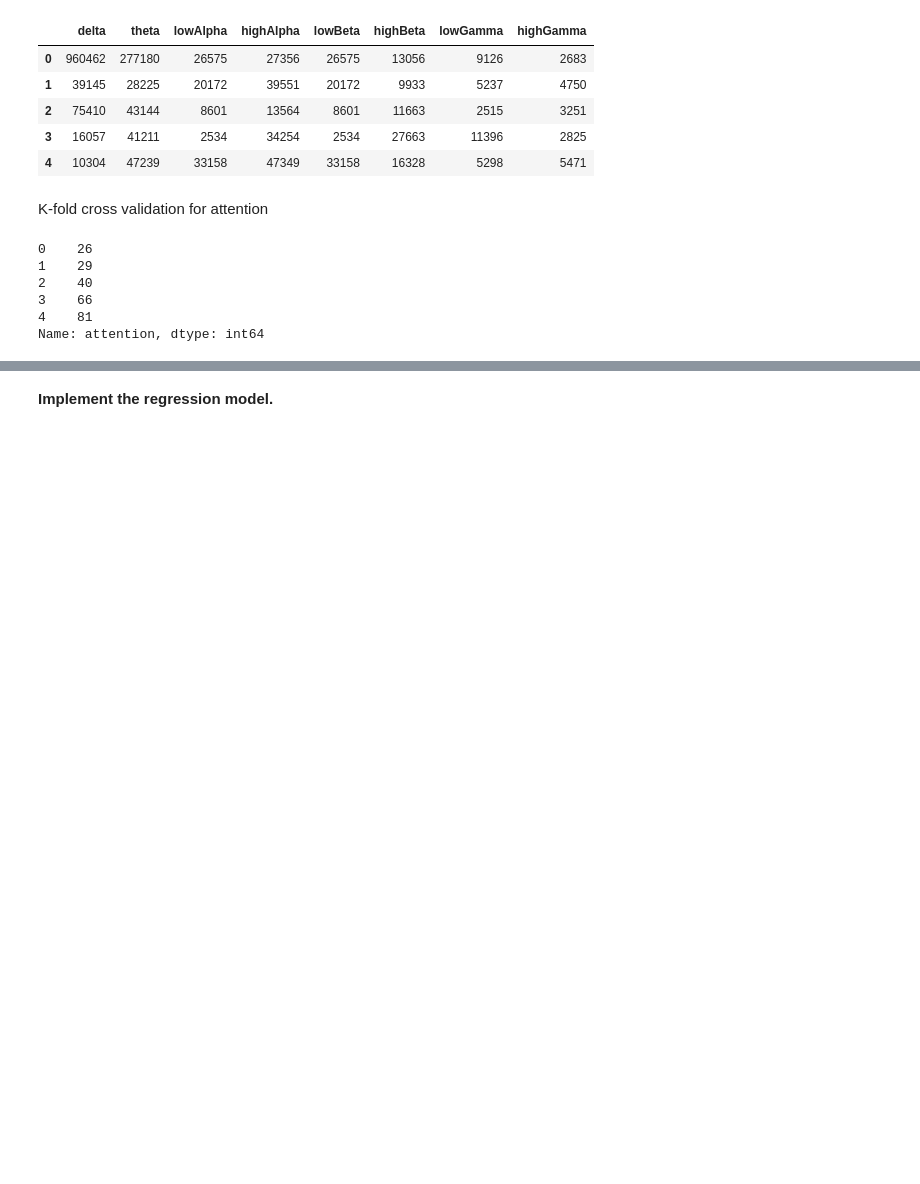
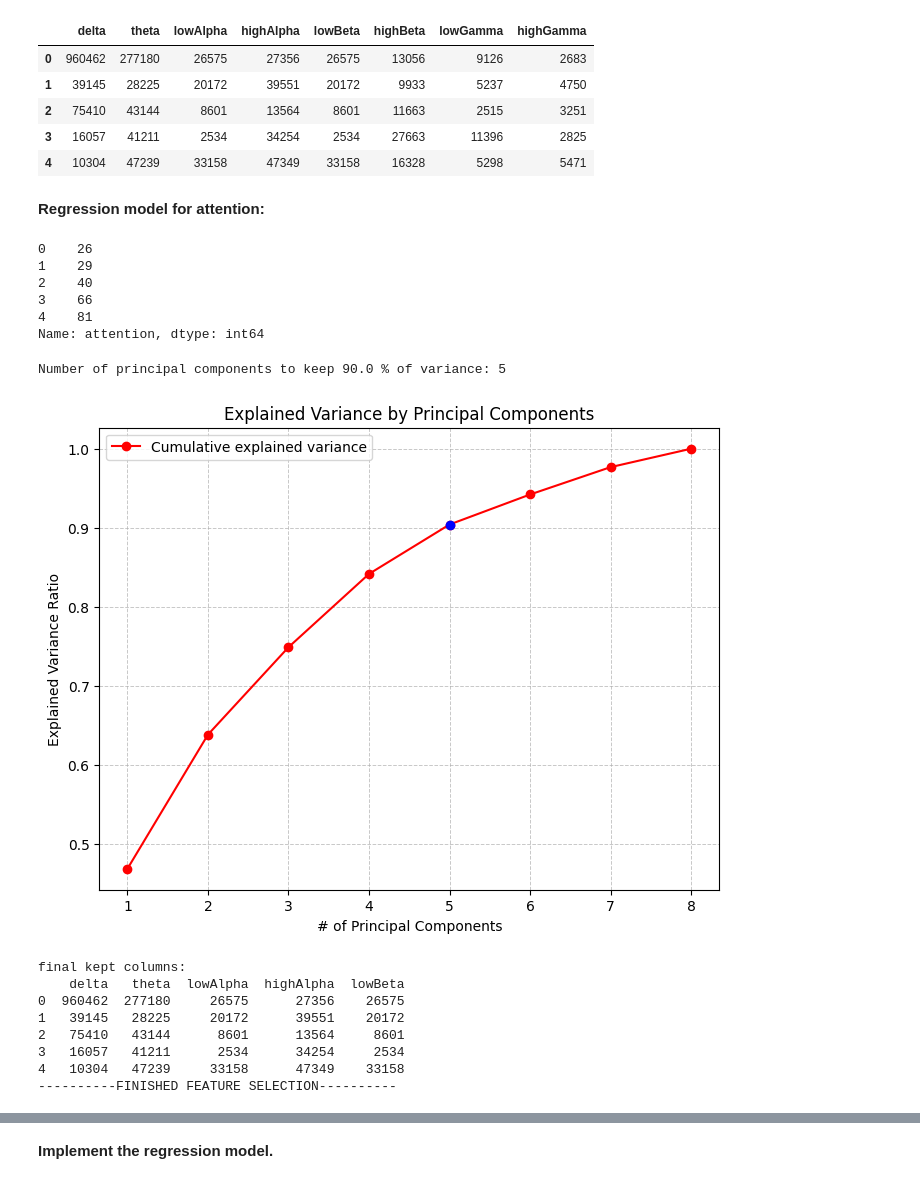
Before and after one commit to ayushilal20/MindWave-Predicting-Mental-States-through-EEG-Data, a Jupyter notebook: Sleepiness/sleepiness_regression.ipynb, the cells around one changed output, grey strips where cells are left out. Saved outputs shown, nothing was run; the diff lists cells and outputs as text; code cells hidden in the pictures; blank space fills up the shorter version.

```diff
--- a/Sleepiness/sleepiness_regression.ipynb
+++ b/Sleepiness/sleepiness_regression.ipynb
@@ -104,8 +150,8 @@ def k_folds_cross_validation(X: pd.DataFrame, y) -> int:
 
     optimal_degree = np.argmin(cross_validation_errors) + 1  # Add 1 because degrees start at 1
     return optimal_degree
-# %% [markdown]
-K-fold cross validation for attention
+# %% [markdown]
+**Regression model for attention:**
 # %%
 y_attention = sleepiness_df.iloc[:, 0]
 y_attention.head()
@@ -116,4 +162,17 @@ y_attention.head()
 3    66
 4    81
 Name: attention, dtype: int64
+# %%
+X_attention_preprocessed = perform_feature_selection(X, y_attention, 0.9)
+# %% [output]
+Number of principal components to keep 90.0 % of variance: 5
+[figure, added]
+final kept columns:
+    delta   theta  lowAlpha  highAlpha  lowBeta
+0  960462  277180     26575      27356    26575
+1   39145   28225     20172      39551    20172
+2   75410   43144      8601      13564     8601
+3   16057   41211      2534      34254     2534
+4   10304   47239     33158      47349    33158
+----------FINISHED FEATURE SELECTION----------
 # %%
```
Also changed, not shown: parts of 2 cells of this notebook.
